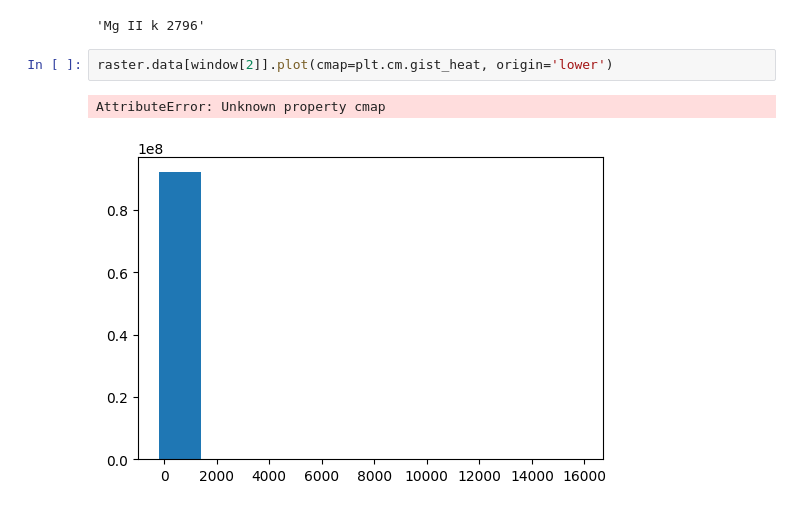
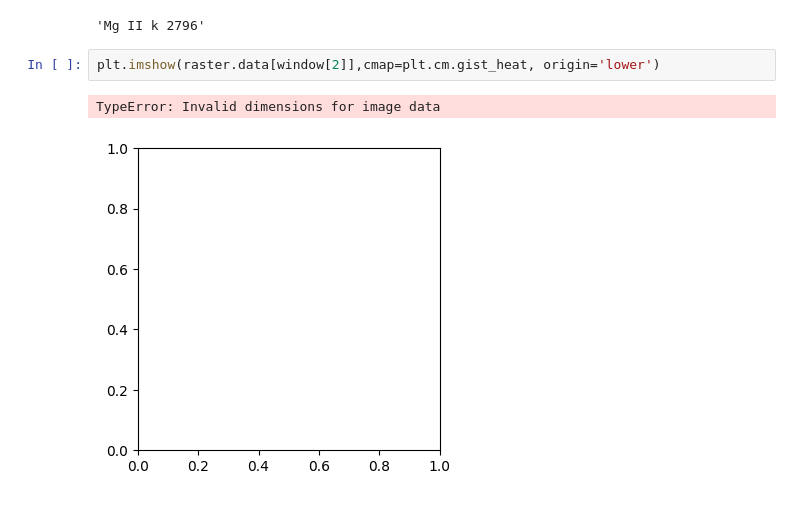
Before and after one commit to sunpy/sunraster, a Jupyter notebook: IRIS RasterCube.ipynb, the cells around one changed output. Drawn from its saved outputs; the diff is of its cells as text.

```diff
--- a/IRIS RasterCube.ipynb
+++ b/IRIS RasterCube.ipynb
@@ -39,7 +39,7 @@ window[2]
 # %% [output]
 'Mg II k 2796'
 # %%
-raster.data[window[2]].plot(cmap=plt.cm.gist_heat, origin='lower')
+plt.imshow(raster.data[window[2]],cmap=plt.cm.gist_heat, origin='lower')
 # %% [output]
-AttributeError: Unknown property cmap
+TypeError: Invalid dimensions for image data
-[figure, old version]
+[figure, new version]
```
Also changed, not shown: 1 other file.
